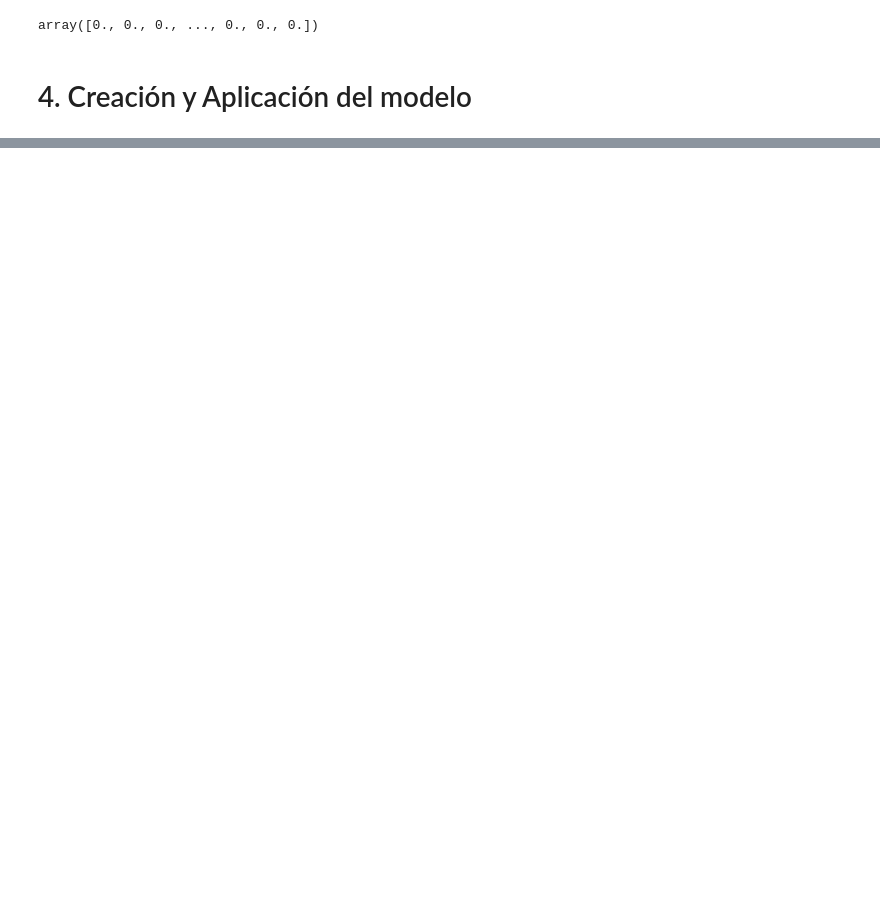
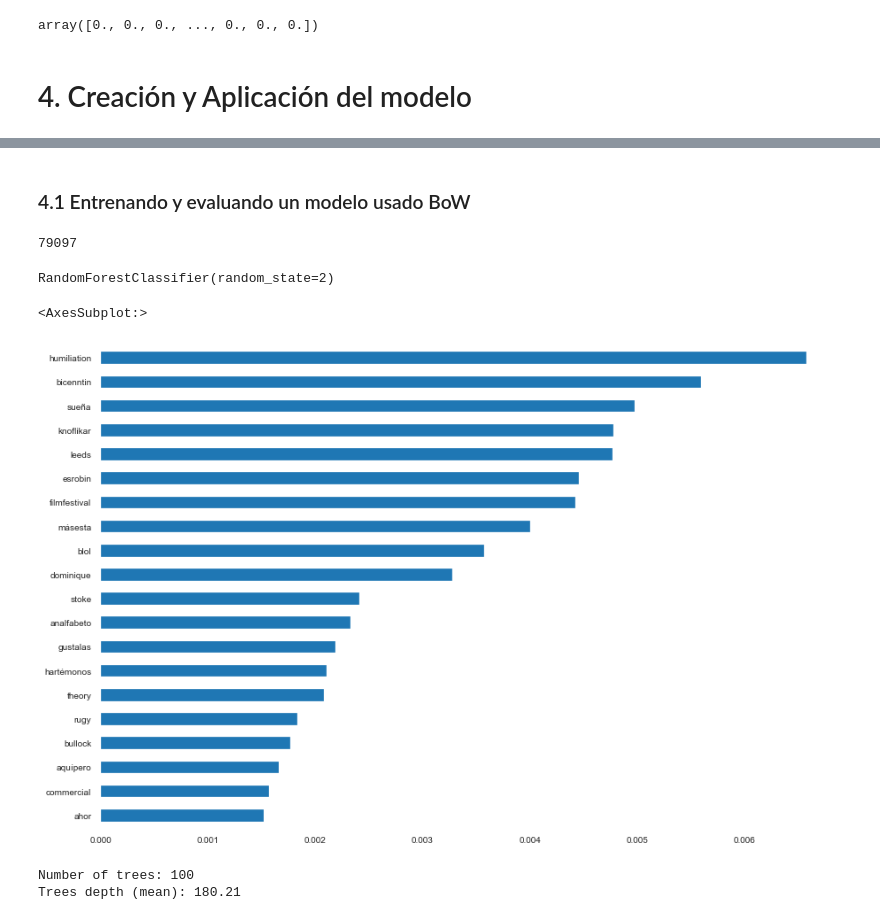
Before and after one commit to uniandes-data-wizards/project-01, a Jupyter notebook: movie_sentiment.ipynb, the cells around one changed output, grey strips where cells are left out. Drawn from its saved outputs; the diff is of its cells as text; code cells hidden in the pictures; blank space fills up the shorter version.

Commit message:
Add model using BoW Random Forest Algorithm

```diff
--- a/movie_sentiment.ipynb
+++ b/movie_sentiment.ipynb
@@ -277,0 +301,6 @@ array([0., 0., 0., ..., 0., 0., 0.])
+# %%
+# El parámetro 'stratify' es útil para asegurar que ambos conjuntos de datos queden aproximadamente balanceados
+# Cuando se cuenta con muy pocos datos etiquetados, por lo general se debe disponer de una menor cantidad de datos para evaluación
+# X_train, X_test, y_train, y_test = train_test_split(tweets_labeled_df['full_text'], tweets_labeled_df['sentiment'], test_size = 0.2, stratify = tweets_labeled_df['sentiment'], random_state = 1)
+
+X_train, X_test, y_train, y_test = train_test_split(X_data, y_data, test_size = 0.2, stratify = y_data, random_state = 1)
@@ -277,0 +317,27 @@ array([0., 0., 0., ..., 0., 0., 0.])
+# %% [markdown]
+### 4.1 Entrenando y evaluando un modelo usado BoW
+# %%
+X_bow = count.fit_transform(X_train)
+# %%
+len(count.vocabulary_)
+# %% [output]
+79097
+# %%
+bow_model = RandomForestClassifier(random_state = 2)
+# %%
+bow_model.fit(X_bow, y_train)
+# %% [output]
+RandomForestClassifier(random_state=2)
+# %%
+# La 'feature importance' en modelos basados en árboles de decisión indican cuales son las características más importantes al momento de tomar una decisión
+pd.Series(bow_model.feature_importances_, index = count.vocabulary_).sort_values().tail(20).plot.barh(figsize = (15, 10))
+# %% [output]
+<AxesSubplot:>
+[figure, added]
+# %%
+bow_estimators = bow_model.estimators_
+print('Number of trees:', len(bow_estimators))
+print('Trees depth (mean):', np.mean([tree.get_depth() for tree in bow_estimators]))
+# %% [output]
+Number of trees: 100
+Trees depth (mean): 180.21
```
Also changed, not shown: parts of 20 cells of this notebook.
